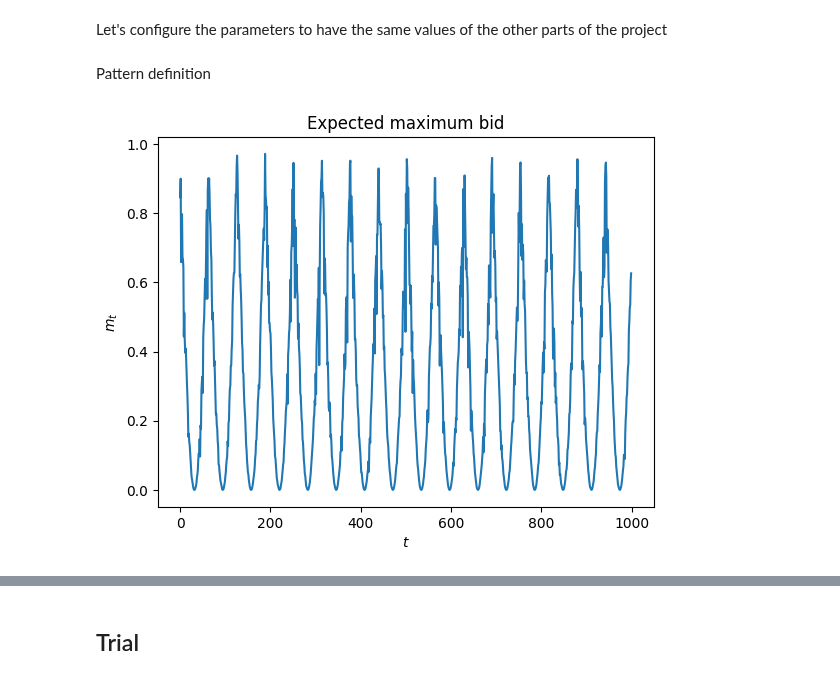
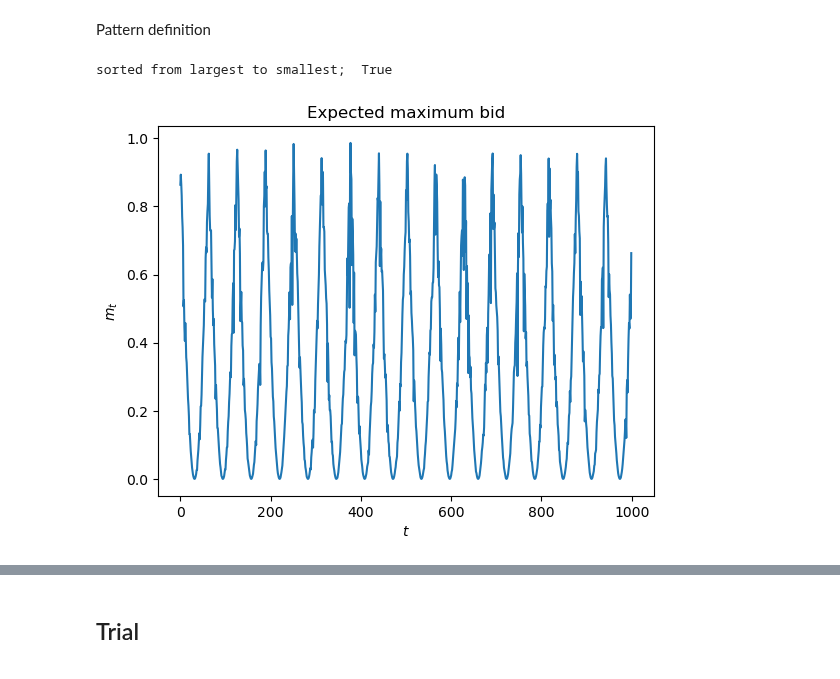
Before and after one commit to giulio8/OLA_project, a Jupyter notebook: Adversarial Environment.ipynb, the cells around one changed output, grey strips where cells are left out. Saved outputs shown, nothing was run; the diff lists cells and outputs as text; code cells hidden in the pictures.

Commit message:
algorithm unification

```diff
--- a/Adversarial Environment.ipynb
+++ b/Adversarial Environment.ipynb
@@ -17,17 +157,0 @@ conversion_probability = lambda p,t: 1/(p + 2*changing_x(t))
-# %%
-prices = np.linspace(10, max_price, 100)
-t_interval = np.linspace(0,5,6)
-n_customers = 100
-
-
-for t in t_interval:
-    expected_demand_curve = n_customers*conversion_probability(prices, t)
-
-    estimated_demand_curve = np.random.binomial(n_customers, conversion_probability(prices, t))
-
-
-    plt.plot(prices, expected_demand_curve, label='Expected Demand Curve at t = {}'.format(t))
-    #plt.plot(prices, estimated_demand_curve, label='Estimated Demand Curve')
-    plt.xlabel('Item Price')
-    plt.legend()
-plt.show()
@@ -89,43 +192,26 @@ class FirstPriceAuction(Auction):
-# %% [markdown]
-Let's configure the parameters to have the same values of the other parts of the project
-# %%
-import numpy as np
-
-# Configuration parameters
-ITERATIONS = 1000
-AUCTIONS = 100
-N_USERS = 1000
-N_ADVERTISERS = 10    # number of companies that compete for slot auctions, including myself
-NUMBER_OF_ARMS = 100    # needed for the UCB algorithm
-PRICES = np.linspace(0, 1, NUMBER_OF_ARMS)    # actual arms of the ucb algorithm
-BUGDET = 400 # I know it's mispelled but i found it like this in the other file so i kept it like this
-NUMBER_OF_SLOTS = 3
-
-lambda_fun_param = lambda s: 1/(s+(0.3))       # probability of the ad being seen given the position s ->  0.5 for first position, 0.33 for second, 0.25 for third, etc...
-LAMBDAS = np.array([lambda_fun_param(i) for i in range(1, NUMBER_OF_SLOTS+1)])    # array of lambda values (for each slot)
 # %% [markdown]
 Pattern definition
 # %%
 ### Adversarial Bidders
 #### interest !!
-my_valuation = [0.8, 0.6, 0.4] #used in c ## NOW THERE ARE 3
-rho = BUGDET/N_USERS
+my_valuation = 1 # valuation will be scaled by the won slot prominence
+rho = BUDGET/N_USERS
 
 # non-trivial scenario: competitors sample bids from a uniform with range varying over time
 pattern = lambda t: 1-np.abs(np.sin(50*t/N_USERS))
 other_bids = np.array([np.random.uniform(0, pattern(t), size = N_ADVERTISERS) for t in range(N_USERS)]).T
 # I assume that competitors may have a larger budget than mine, but they may
 # not deplete it.
 
 m_t = other_bids.max(axis=0)
-
-other_bids_sorted = np.sort(other_bids, axis = 0)
-m_t_3 = other_bids_sorted[-3, :]
+other_bids_sorted = np.flip(np.sort(other_bids, axis=0), axis=0)
+print("sorted from largest to smallest; ", np.all(other_bids_sorted[0, :] == m_t))
 
 plt.plot(m_t)
 plt.title('Expected maximum bid')
 plt.xlabel('$t$')
 plt.ylabel('$m_t$')
 plt.show()
 # %% [output]
+sorted from largest to smallest;  True
-[figure, old version]
+[figure, new version]
```
Also changed, not shown: parts of 43 cells of this notebook, 3 other files.
